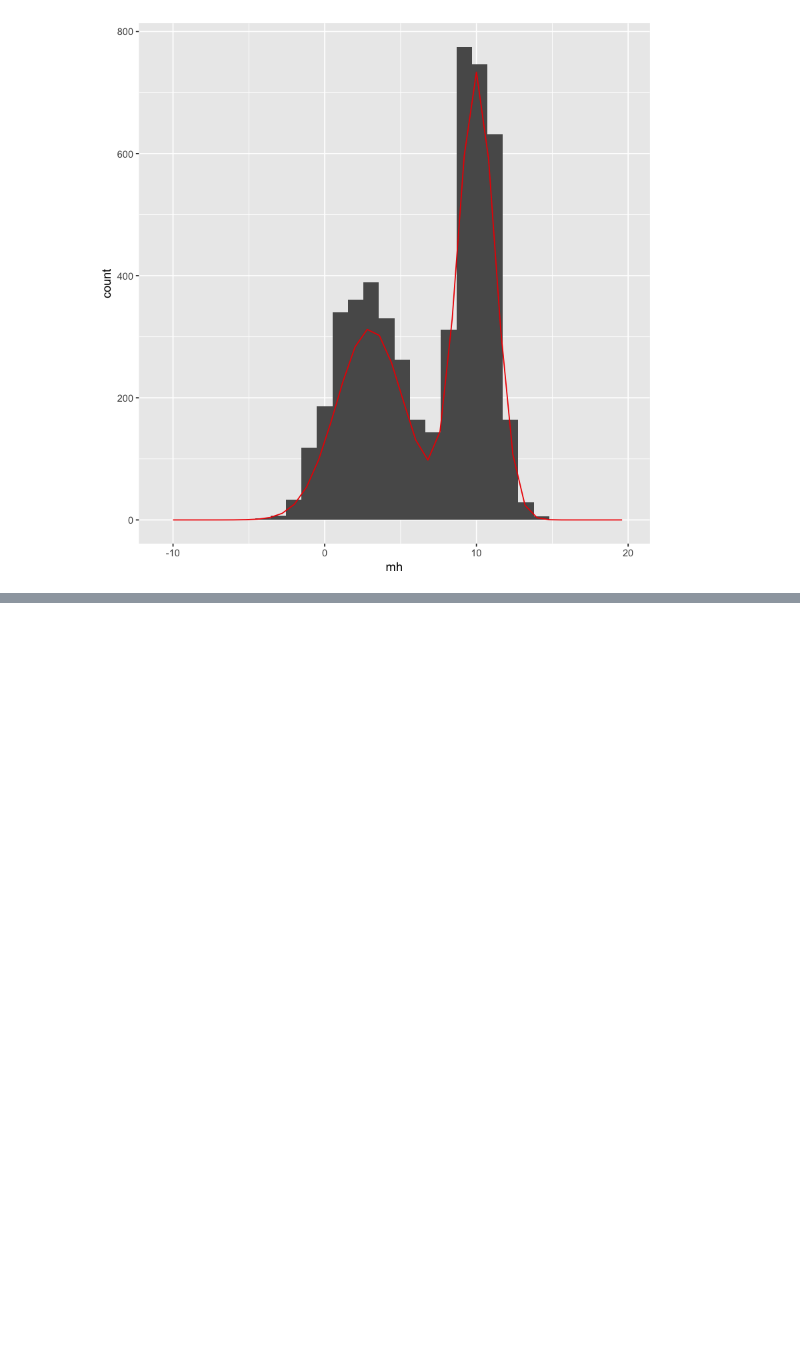
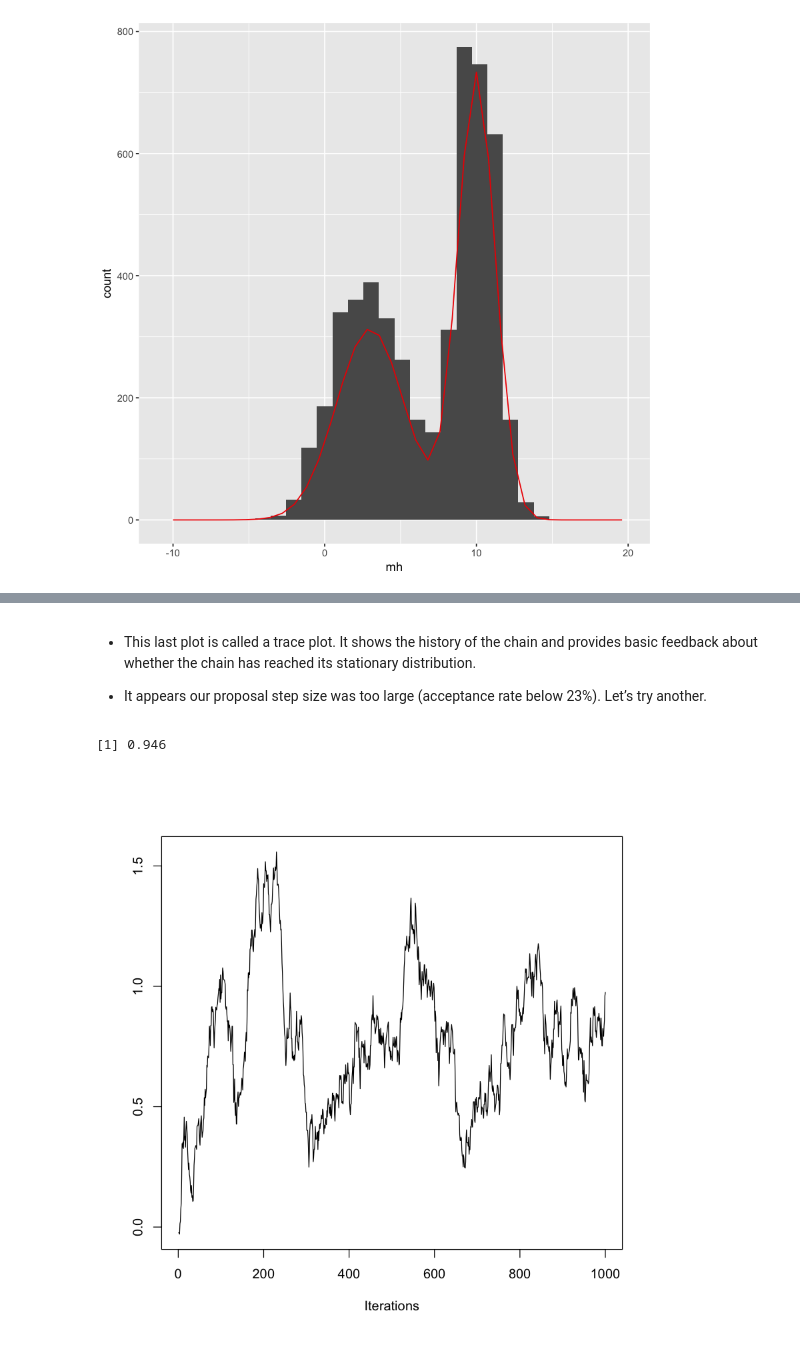
Before and after one commit to KaggleBreak/analyticstool, a Jupyter notebook: part4/Bayesian/week2/week2_mcmc.ipynb, the cells around one changed output, grey strips where cells are left out. Saved outputs shown, nothing was run; the diff lists cells and outputs as text; code cells hidden in the pictures; blank space fills up the shorter version.

```diff
--- a/part4/Bayesian/week2/week2_mcmc.ipynb
+++ b/part4/Bayesian/week2/week2_mcmc.ipynb
@@ -175,0 +328,13 @@ ggplot(mh_sampling, aes(mh)) + geom_histogram() + geom_line(aes(x = real_x,
+# %% [markdown]
+- This last plot is called a trace plot. It shows the history of the chain and provides basic feedback about whether the chain has reached its stationary distribution.
+
+- It appears our proposal step size was too large (acceptance rate below 23%). Let’s try another.
+# %%
+post = mh(n=n, ybar=ybar, n_iter=1e3, mu_init=0.0, cand_sd=0.05)
+post$accpt
+# %% [output]
+[1] 0.946
+# %%
+traceplot(as.mcmc(post$mu))
+# %% [output]
+[figure, added]
```
Also changed, not shown: parts of 98 cells of this notebook, 15 other files.
